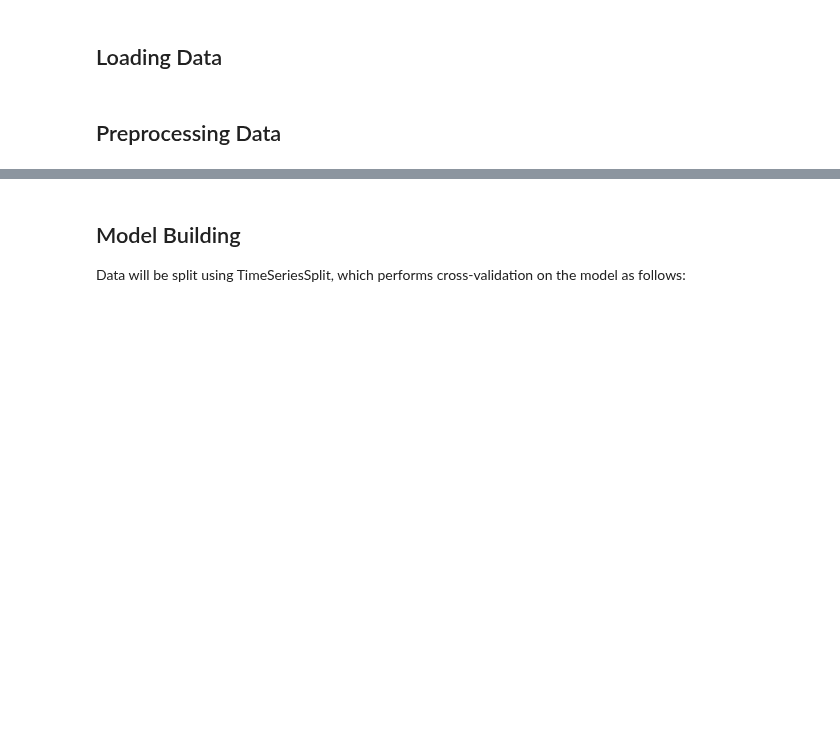
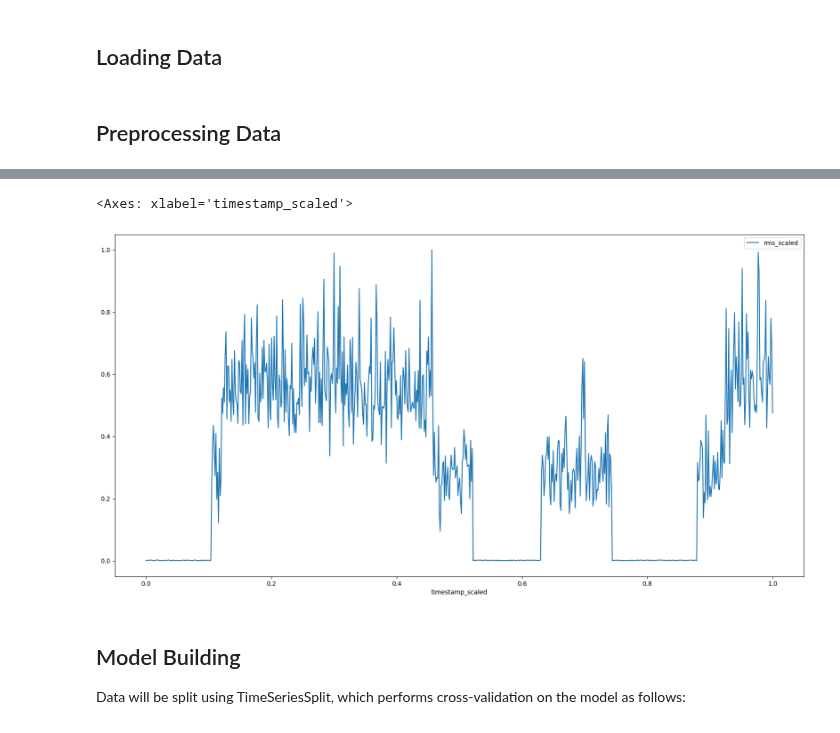
Before and after one commit to Danielwoodh/Time-Series-Data-Generation, a Jupyter notebook: Models - 1.0.ipynb, the cells around one changed output, grey strips where cells are left out. Drawn from its saved outputs; the diff is of its cells as text; code cells hidden in the pictures; blank space fills up the shorter version.

```diff
--- a/Models - 1.0.ipynb
+++ b/Models - 1.0.ipynb
@@ -54,3 +55,8 @@ df.head()
+# %%
+df.plot(x='timestamp_scaled', y='rms_scaled', figsize=(20, 10))
+# %% [output]
+<Axes: xlabel='timestamp_scaled'>
+[figure, added]
 # %% [markdown]
 ## Model Building
 
```
Also changed, not shown: parts of 12 cells of this notebook, 3 other files.
